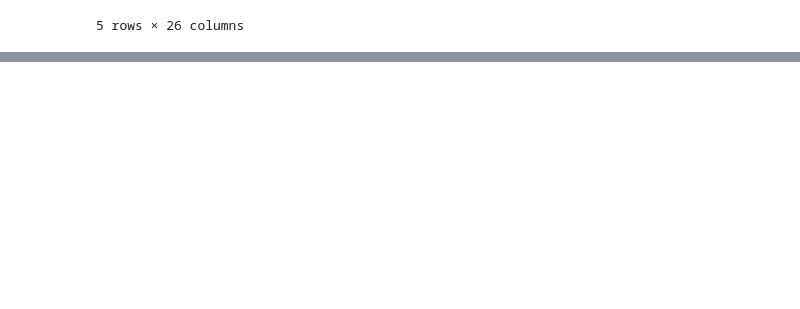
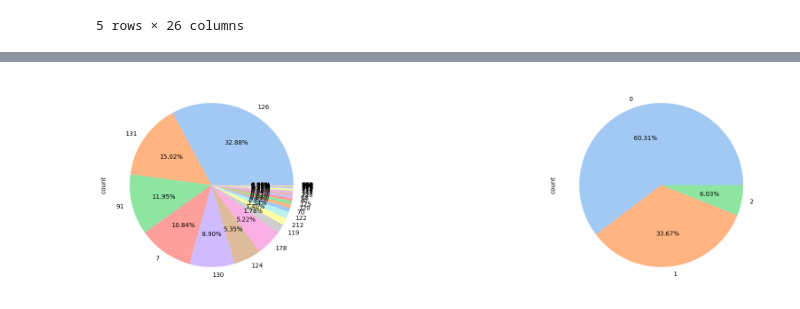
Before and after one commit to natvar55/IT496_Data_voyagers_Project2, a Jupyter notebook: preprocessing.ipynb, the cells around one changed output, grey strips where cells are left out. Cells and saved outputs as stored; diff of their text form; code cells hidden in the pictures; blank space fills up the shorter version.

```diff
--- a/preprocessing.ipynb
+++ b/preprocessing.ipynb
@@ -353,0 +377,9 @@ NameError: name 'df' is not defined
+# %%
+fig, ax = plt.subplots(1, 2, figsize=(24, 6))
+
+for axid, col in enumerate(["L7Protocol","Down.Up.Ratio"]):
+    col_dist = df_cleaned[col].value_counts()
+    piec_colors = sns.color_palette('pastel')[0:len(col_dist)]
+    col_dist.plot(kind = 'pie', colors=piec_colors, autopct = '%1.2f%%', ax=ax[axid])
+# %% [output]
+[figure, added]
```
Also changed, not shown: parts of 12 cells of this notebook.
